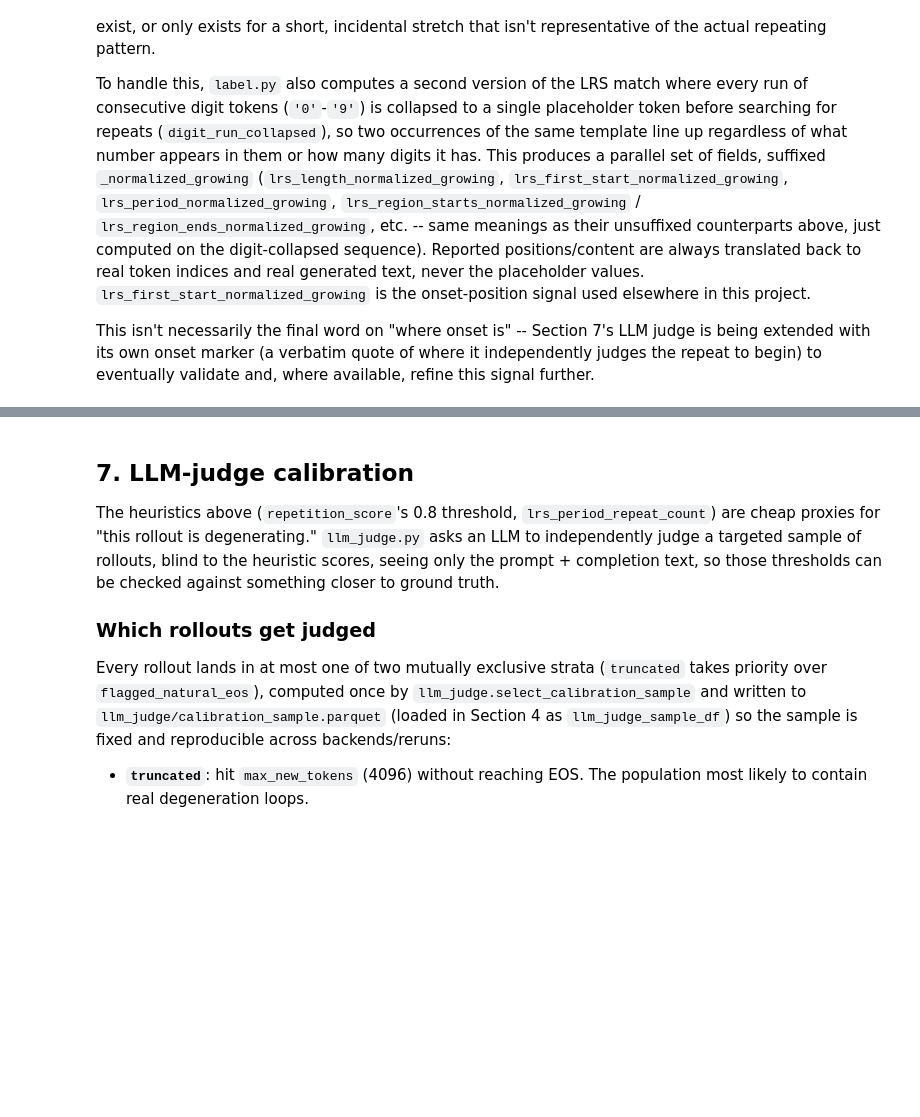
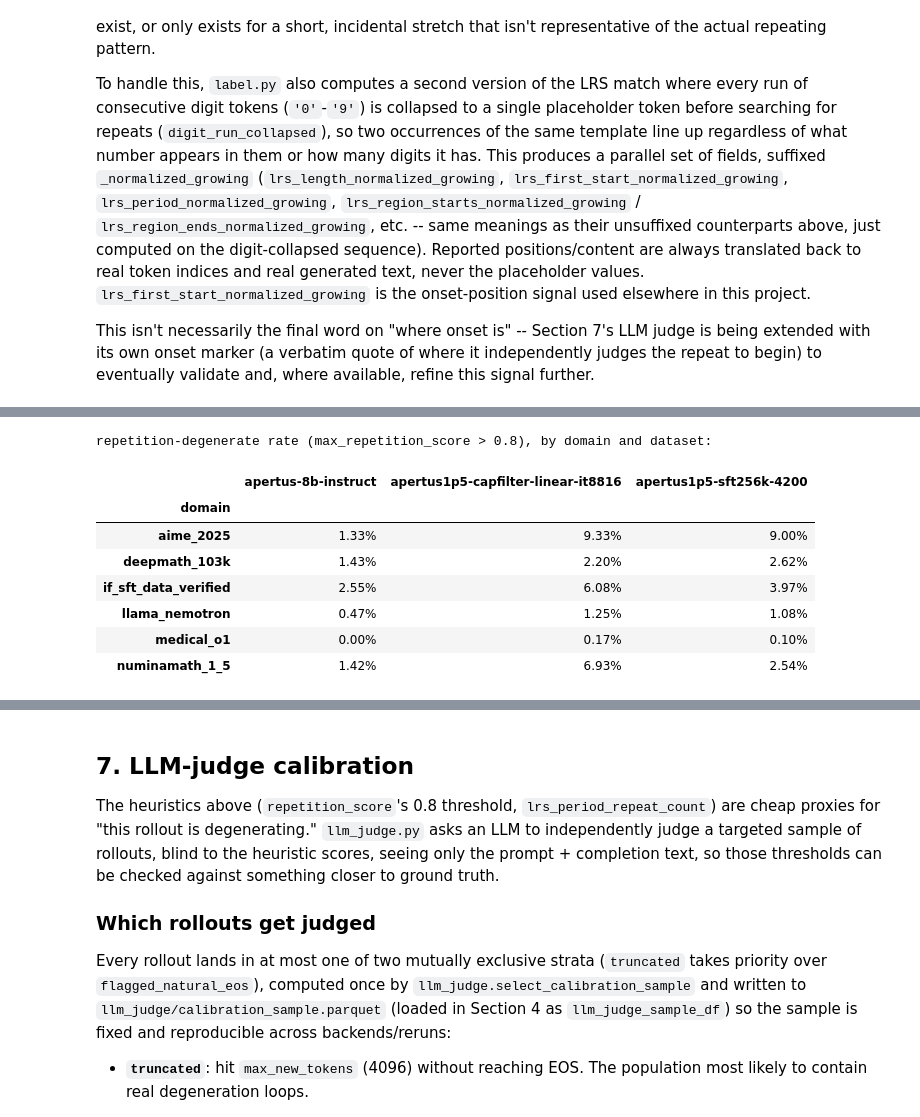
Before and after one commit to swiss-ai/degeneration-probe, a Jupyter notebook: notebooks/inspect_dataset.ipynb, the cells around one changed output, grey strips where cells are left out. Saved outputs shown, nothing was run; the diff lists cells and outputs as text; code cells hidden in the pictures; blank space fills up the shorter version.

```diff
--- a/notebooks/inspect_dataset.ipynb
+++ b/notebooks/inspect_dataset.ipynb
@@ -1195,0 +1306,26 @@ for tag, d in ds.items():
+# %%
+# --- cross-dataset per-domain breakdown: repetition_score-based degenerate rate ---
+domain_rep_rows = []
+for tag, d in ds.items():
+    rollout_signal_df = d["rollout_signal_df"]
+    if rollout_signal_df.empty:
+        continue
+    s = (
+        rollout_signal_df
+        .assign(is_rep_degen=rollout_signal_df["max_repetition_score"] > label_module.DEFAULT_DEGENERATION_THRESHOLD)
+        .groupby("domain")["is_rep_degen"].mean()
+    )
+    domain_rep_rows.append(s.rename(tag))
+domain_rep_pivot = pd.concat(domain_rep_rows, axis=1)
+print(f"repetition-degenerate rate (max_repetition_score > {label_module.DEFAULT_DEGENERATION_THRESHOLD}), by domain and dataset:")
+display(domain_rep_pivot.style.format("{:.2%}"))
+# %% [output]
+repetition-degenerate rate (max_repetition_score > 0.8), by domain and dataset:
+|  | apertus-8b-instruct | apertus1p5-capfilter-linear-it8816 | apertus1p5-sft256k-4200 |
+| domain |  |  |  |
+| aime_2025 | 1.33% | 9.33% | 9.00% |
+| deepmath_103k | 1.43% | 2.20% | 2.62% |
+| if_sft_data_verified | 2.55% | 6.08% | 3.97% |
+| llama_nemotron | 0.47% | 1.25% | 1.08% |
+| medical_o1 | 0.00% | 0.17% | 0.10% |
+| numinamath_1_5 | 1.42% | 6.93% | 2.54% |
```
Also changed, not shown: parts of 21 cells of this notebook.
